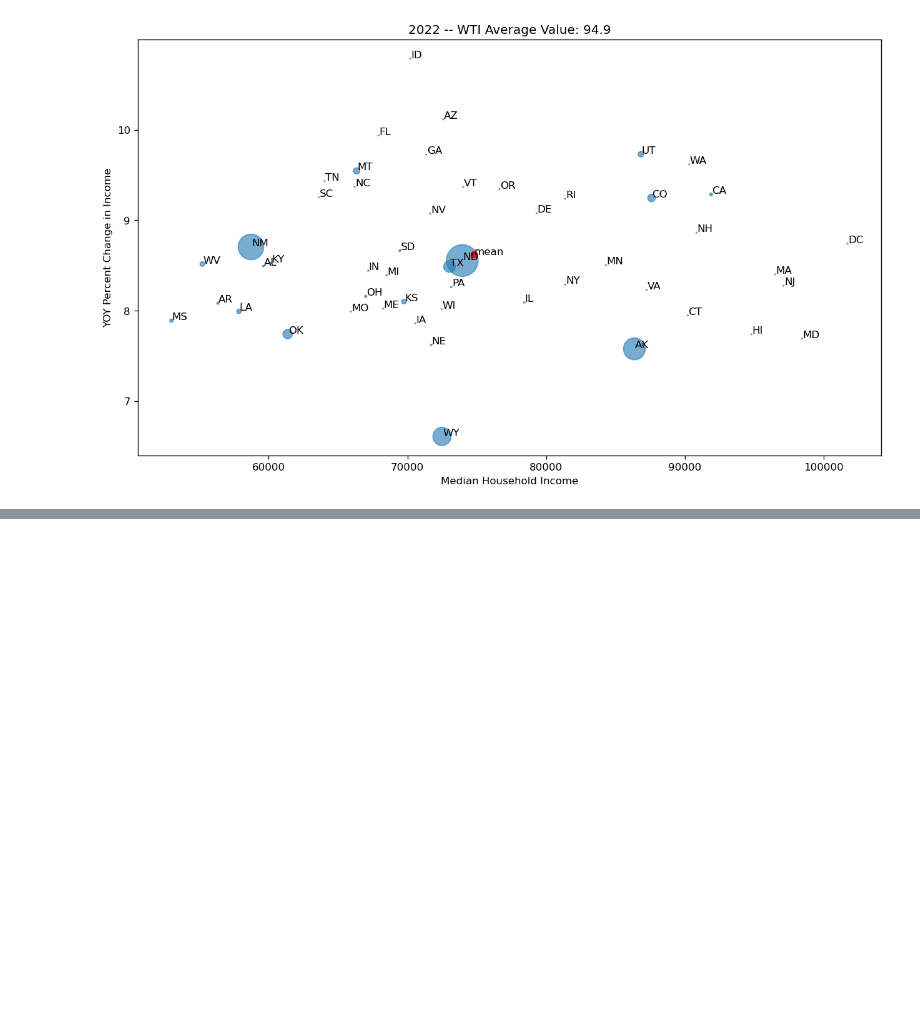
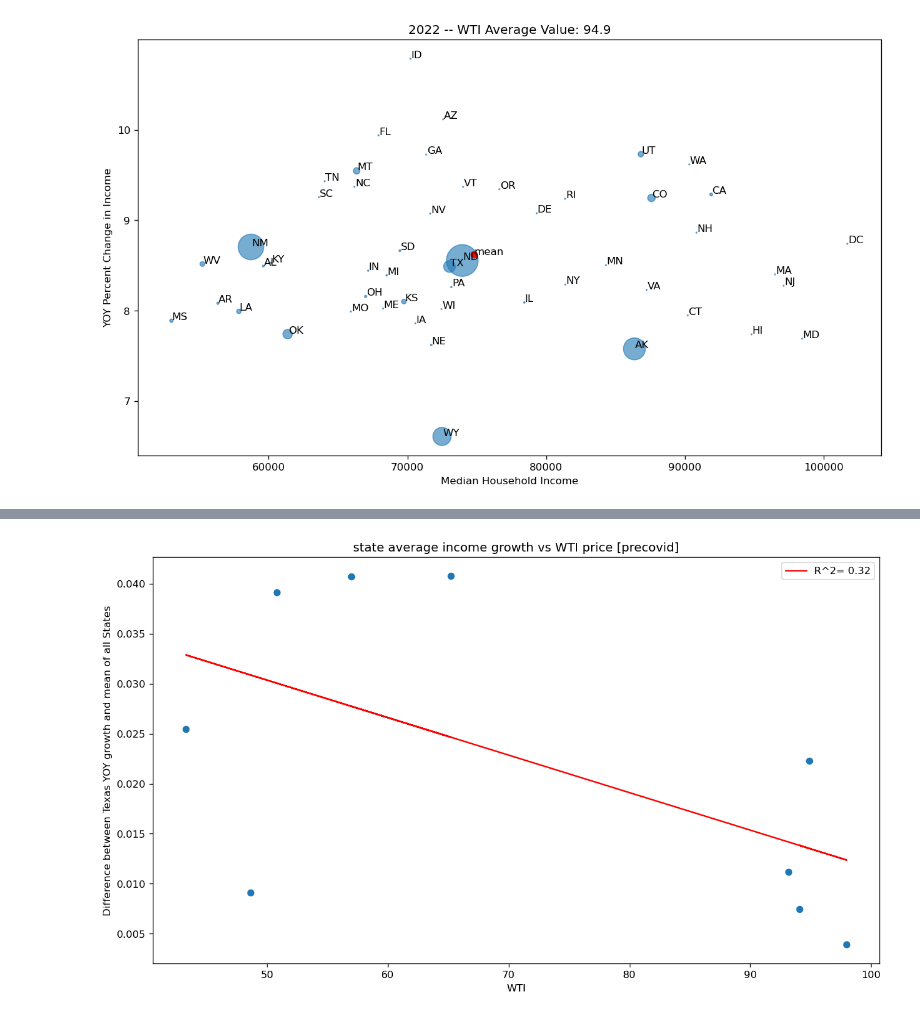
Before and after one commit to maclarenscott/Citadel_Datathon_Spring_Team13, a Jupyter notebook: ACS_work.ipynb, the cells around one changed output, grey strips where cells are left out. Cells and saved outputs as stored; diff of their text form; code cells hidden in the pictures; blank space fills up the shorter version.

```diff
--- a/ACS_work.ipynb
+++ b/ACS_work.ipynb
@@ -254,0 +312,10 @@ for year in range(2011,2023):
+# %%
+y=np.array(avg_state_median_income_by_year_YOY[0:9])
+x=np.array(wti_avg_by_year[1:10])
+
+title='state average income growth vs WTI price [precovid]'
+xlabel='WTI'
+ylabel='Median Household income growth YOY'
+make_regression_graph(x,y,x_label,y_label,title,figsize=[12.8,7.2],dpi=120)
+# %% [output]
+[figure, added]
```
Also changed, not shown: parts of 26 cells of this notebook.
